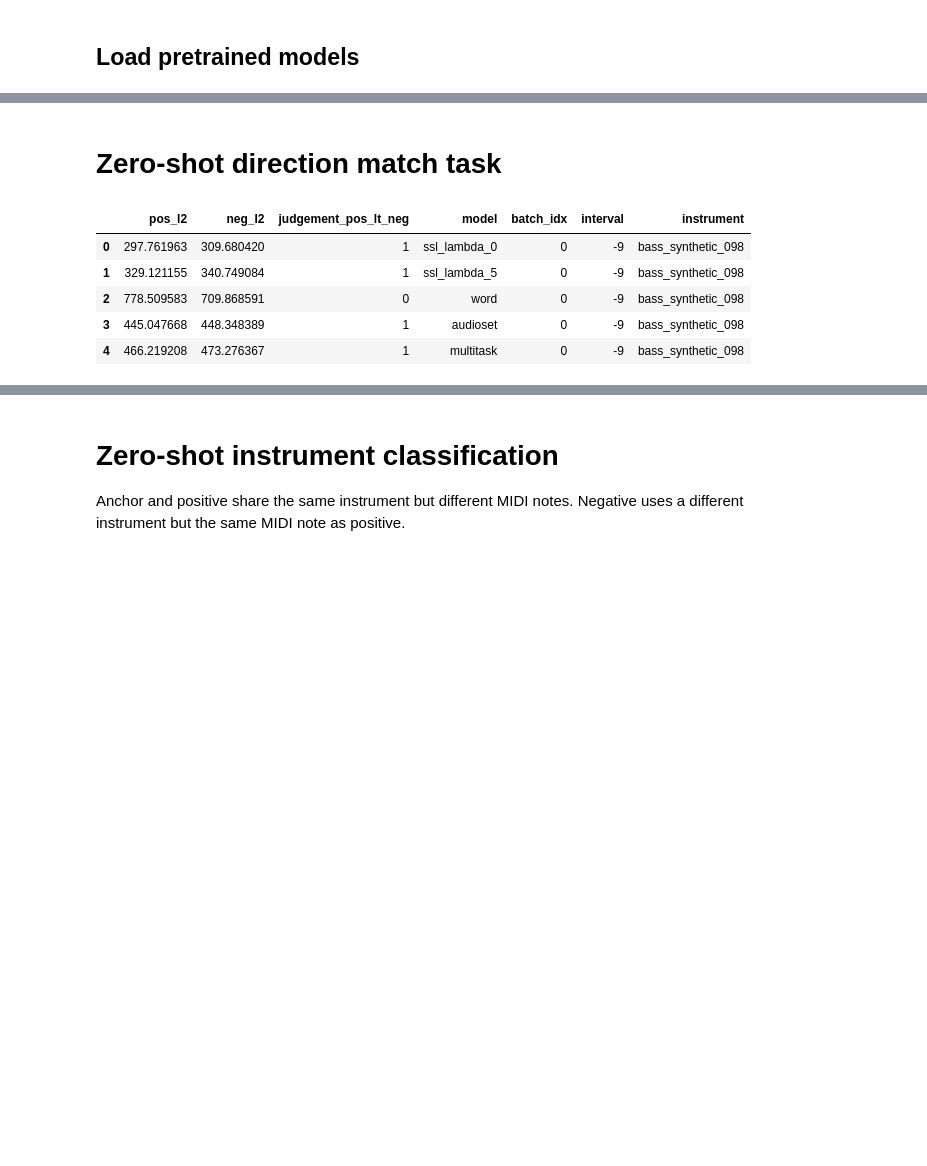
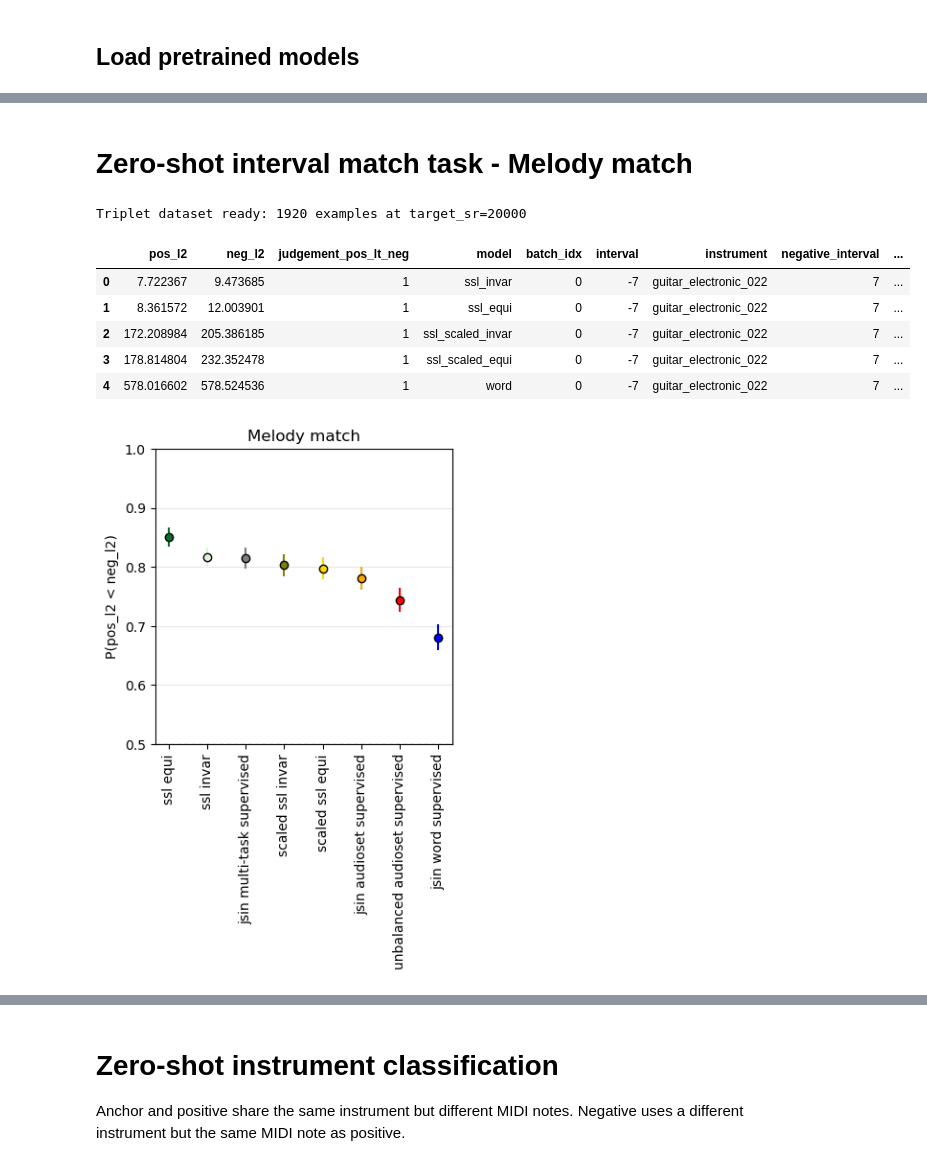
Before and after one commit to Feather-Lab/audio-ssl, a Jupyter notebook: notebooks/zero_shot_nsynth_relative_pitch_triplet_demo.ipynb, the cells around one changed output, grey strips where cells are left out. Cells and saved outputs as stored; diff of their text form; code cells hidden in the pictures; blank space fills up the shorter version.

Commit message:
Update NSynth evals

```diff
--- a/notebooks/zero_shot_nsynth_relative_pitch_triplet_demo.ipynb
+++ b/notebooks/zero_shot_nsynth_relative_pitch_triplet_demo.ipynb
@@ -86,16 +53,20 @@ from lightning_scripts.utils import model_build_utils
 importlib.reload(model_build_utils)
 from lightning_scripts.utils.model_build_utils import get_model
 
-ssl_lambda_0_config = Path("model_configs/kell2018_barlow_equivariant_lmbda_1e-2_lr_2e-1_eq_lmbda_0e-01_audioset_only.yaml")
-ssl_lambda_5_config = Path("model_configs/kell2018_barlow_equivariant_lmbda_1e-2_lr_2e-1_eq_lmbda_5e-01_audioset_only.yaml")
+ssl_invar_config = Path("model_configs/kell2018_barlow_equivariant_lmbda_1e-2_lr_2e-1_eq_lmbda_0e-01.yaml")
+ssl_equi_config = Path("model_configs/kell2018_barlow_equivariant_lmbda_1e-2_lr_2e-1_eq_lmbda_5e-01.yaml")
+ssl_scaled_invar_config = Path("model_configs/kell2018_barlow_equivariant_lmbda_1e-2_lr_2e-1_eq_lmbda_0e-01_audioset_only.yaml")
+ssl_scaled_equi_config = Path("model_configs/kell2018_barlow_equivariant_lmbda_1e-2_lr_2e-1_eq_lmbda_5e-01_audioset_only.yaml")
 word_config = Path("model_configs/supervised_models/word_kell2018_MatchedDataset_LARS.yaml")
 audioset_config = Path("model_configs/supervised_models/audioset_kell2018_MatchedDataset_LARS.yaml")
 multitask_config = Path("model_configs/supervised_models/kell2018_word_speaker_audioset_MatchedDataset_LARS.yaml")
 unbal_audioset_config = Path("model_configs/supervised_models/kell2018_audioset_unbalanced_supervised.yaml")
 
 models = {
-    "ssl_lambda_0": get_model(ssl_lambda_0_config, layer_out="relu4"),
-    "ssl_lambda_5": get_model(ssl_lambda_5_config, layer_out="relu4"),
+    "ssl_invar": get_model(ssl_invar_config, layer_out="relu4"),
+    "ssl_equi": get_model(ssl_equi_config, layer_out="relu4"),
+    "ssl_scaled_invar": get_model(ssl_scaled_invar_config, layer_out="relu4"),
+    "ssl_scaled_equi": get_model(ssl_scaled_equi_config, layer_out="relu4"),
     "word": get_model(word_config, supervised=True, layer_out="relu4"),
     "audioset": get_model(audioset_config, supervised=True, layer_out="relu4"),
     "multitask": get_model(multitask_config, supervised=True, layer_out="relu4"),
@@ -303,34 +473,71 @@ plt.show()
 # %% [markdown]
-# Zero-shot direction match task
+# Zero-shot interval match task - Melody match
 # %%
 # Instantiate dataset and dataloader
-direction_df = NsynthTripletDataset(n_examples=5000, seed=42, min_midi=30, max_midi=90, experiment_type="direction_match")
+direction_df = NsynthTripletDataset(n_examples=2000, seed=42, min_midi=30, max_midi=90, experiment_type="timbre_order_match", balance_eval=True)
 
 def nsynth_triplet_collate(batch):
     clips, sr, triplet = batch[0]
     return clips, sr, triplet
 
 direction_loader = torch.utils.data.DataLoader(
     direction_df, batch_size=1, shuffle=False, collate_fn=nsynth_triplet_collate
 )
 print(f"Triplet dataset ready: {len(direction_df)} examples at target_sr={direction_df.target_sr}")
 
 all_results = []
 for batch_idx, (clips, sr, triplet) in tqdm(enumerate(direction_loader), total=len(direction_loader), desc="Evaluating triplets"):
     for name, model in models.items():
         sr_val = int(sr)
         interval = triplet["anchor"]["interval"]
+        negative_interval = triplet["negative"]["interval"]
+        interval_diff = negative_interval - interval
         instrument = triplet["anchor"]["instrument"]
+
         metrics = distance_metrics_on_triplet(model, clips, sr_val)
-        metrics.update({"model": name, "batch_idx": batch_idx, "interval": interval, "instrument": instrument})
+        metrics.update({"model": name, "batch_idx": batch_idx, "interval": interval, "instrument": instrument, "negative_interval": negative_interval, "interval_diff": interval_diff})
         all_results.append(metrics)
 
-direction_results_df = pd.DataFrame(all_results)
-display(direction_results_df.head())
+timbre_order_match_df = pd.DataFrame(all_results)
+display(timbre_order_match_df.head())
+judgement_rate = timbre_order_match_df.groupby("model")["judgement_pos_lt_neg"].mean()
+# sort by judgement rate
+judgement_rate = judgement_rate.sort_values(ascending=False)
+
+fig, axes = plt.subplots(1, 1, figsize=(4, 4))
+models_order = judgement_rate.index
+
+for i, model in enumerate(models_order):
+
+    mean_loss = timbre_order_match_df[timbre_order_match_df.model == model]["judgement_pos_lt_neg"].mean()
+    error = 2 * timbre_order_match_df[timbre_order_match_df.model == model]["judgement_pos_lt_neg"].std() / np.sqrt(len(timbre_order_match_df[timbre_order_match_df.model == model]))
+    axes.errorbar(
+        [i],
+        [mean_loss],
+        fmt='o',
+        yerr=error,
+        label=model,
+        color=palette[model],
+        markeredgecolor="k",
+    )
+
+xtick_labels = [model_name_dict[model] for model in models_order]
+
+axes.set_xticks(range(len(xtick_labels)))
+axes.set_xticklabels(xtick_labels, rotation=90, ha='center')
+# axes.set_yticks(np.linspace(0, 1, 5))
+axes.set_ylim(0.5, 1)
+axes.axhline(0.5, color='gray', linestyle='--', linewidth=1)
+axes.set_ylabel("P(pos_l2 < neg_l2)")
+axes.set_title("Melody match")
+axes.grid(True, axis="y", alpha=0.3)
+plt.show()
 # %% [output]
+Triplet dataset ready: 1920 examples at target_sr=20000
-|  | pos_l2 | neg_l2 | judgement_pos_lt_neg | model | batch_idx | interval | instrument |
-| 0 | 297.761963 | 309.680420 | 1 | ssl_lambda_0 | 0 | -9 | bass_synthetic_098 |
-| 1 | 329.121155 | 340.749084 | 1 | ssl_lambda_5 | 0 | -9 | bass_synthetic_098 |
-| 2 | 778.509583 | 709.868591 | 0 | word | 0 | -9 | bass_synthetic_098 |
-| 3 | 445.047668 | 448.348389 | 1 | audioset | 0 | -9 | bass_synthetic_098 |
-| 4 | 466.219208 | 473.276367 | 1 | multitask | 0 | -9 | bass_synthetic_098 |
+|  | pos_l2 | neg_l2 | judgement_pos_lt_neg | model | batch_idx | interval | instrument | negative_interval | ... |
+| 0 | 7.722367 | 9.473685 | 1 | ssl_invar | 0 | -7 | guitar_electronic_022 | 7 | ... |
+| 1 | 8.361572 | 12.003901 | 1 | ssl_equi | 0 | -7 | guitar_electronic_022 | 7 | ... |
+| 2 | 172.208984 | 205.386185 | 1 | ssl_scaled_invar | 0 | -7 | guitar_electronic_022 | 7 | ... |
+| 3 | 178.814804 | 232.352478 | 1 | ssl_scaled_equi | 0 | -7 | guitar_electronic_022 | 7 | ... |
+| 4 | 578.016602 | 578.524536 | 1 | word | 0 | -7 | guitar_electronic_022 | 7 | ... |
+[figure, added]
```
Also changed, not shown: parts of 20 cells of this notebook, 2 other files.
